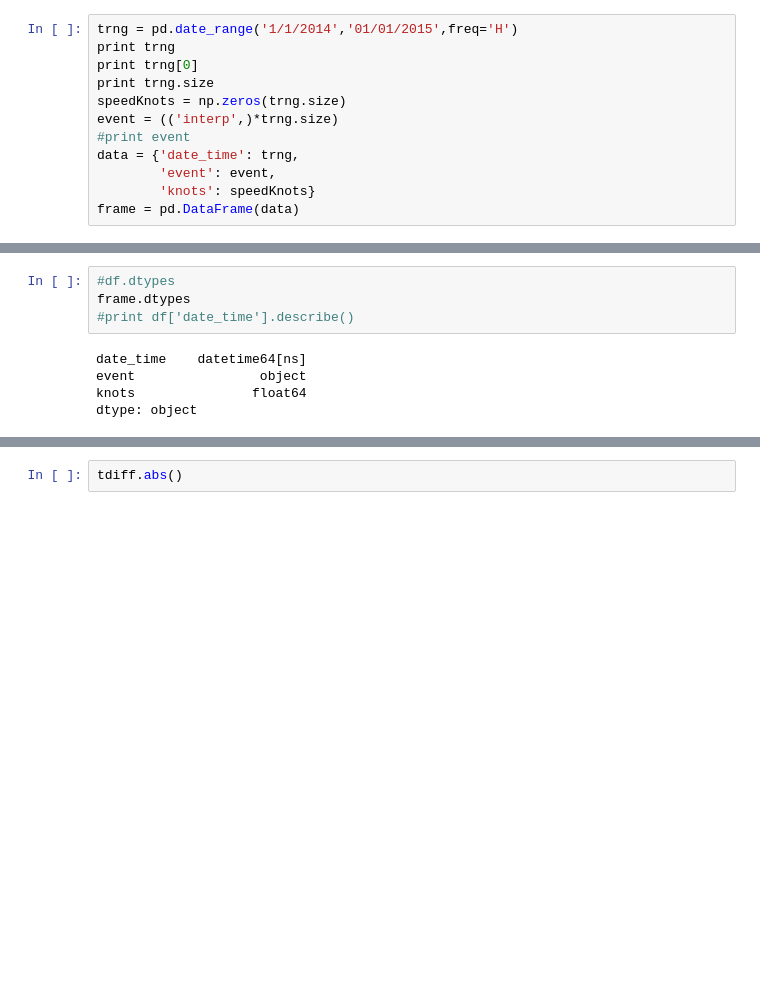
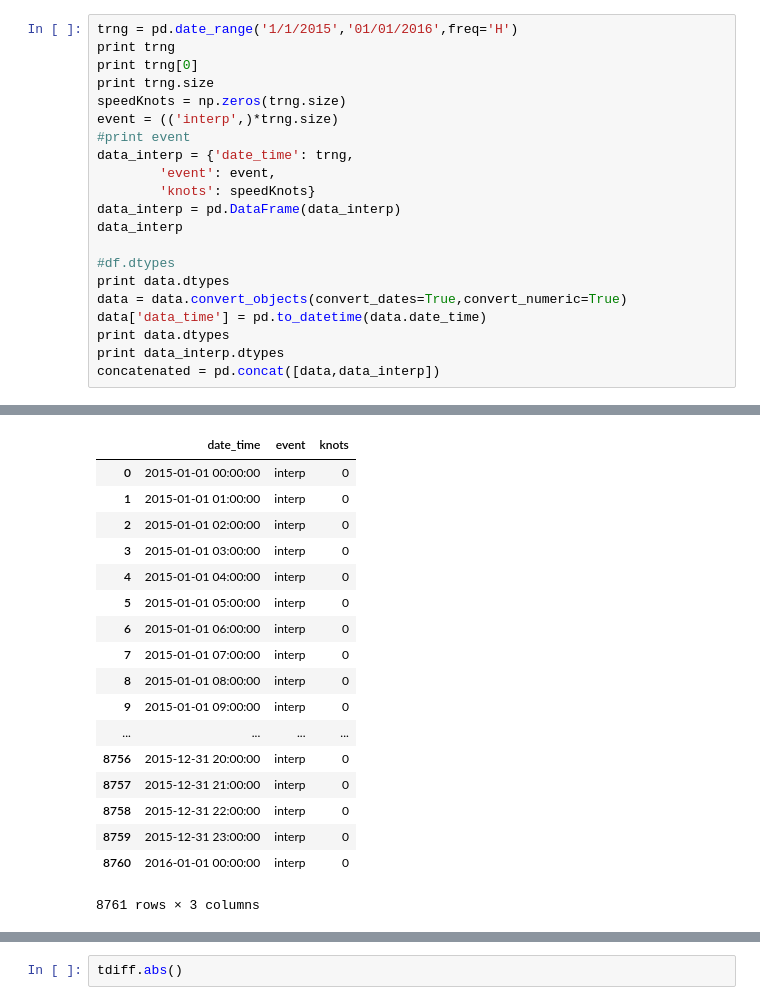
Before and after one commit to btq/nyc_waterways_viz, a Jupyter notebook: python/noaaCurrentScraper.ipynb, the cells around one changed output, grey strips where cells are left out. Drawn from its saved outputs; the diff is of its cells as text; blank space fills up the shorter version.

```diff
--- a/python/noaaCurrentScraper.ipynb
+++ b/python/noaaCurrentScraper.ipynb
@@ -46,14 +103,23 @@ Index([u'date_time', u'event', u'knots'], dtype='object')
 # %%
-trng = pd.date_range('1/1/2014','01/01/2015',freq='H')
+trng = pd.date_range('1/1/2015','01/01/2016',freq='H')
 print trng
 print trng[0]
 print trng.size
 speedKnots = np.zeros(trng.size)
 event = (('interp',)*trng.size)
 #print event
-data = {'date_time': trng,
+data_interp = {'date_time': trng,
         'event': event,
         'knots': speedKnots}
-frame = pd.DataFrame(data)
+data_interp = pd.DataFrame(data_interp)
+data_interp
+
+#df.dtypes
+print data.dtypes
+data = data.convert_objects(convert_dates=True,convert_numeric=True)
+data['data_time'] = pd.to_datetime(data.date_time)
+print data.dtypes
+print data_interp.dtypes
+concatenated = pd.concat([data,data_interp])
 # %% [output]
 <class 'pandas.tseries.index.DatetimeIndex'>
@@ -63,10 +129,19 @@ Length: 8761, Freq: H, Timezone: None
 8761
+|  | date_time | event | knots |
+| 0 | 2015-01-01 00:00:00 | interp | 0 |
+| 1 | 2015-01-01 01:00:00 | interp | 0 |
+| 2 | 2015-01-01 02:00:00 | interp | 0 |
+| 3 | 2015-01-01 03:00:00 | interp | 0 |
+| 4 | 2015-01-01 04:00:00 | interp | 0 |
+| 5 | 2015-01-01 05:00:00 | interp | 0 |
+| 6 | 2015-01-01 06:00:00 | interp | 0 |
+| 7 | 2015-01-01 07:00:00 | interp | 0 |
+| 8 | 2015-01-01 08:00:00 | interp | 0 |
+| 9 | 2015-01-01 09:00:00 | interp | 0 |
+| ... | ... | ... | ... |
+| 8756 | 2015-12-31 20:00:00 | interp | 0 |
+| 8757 | 2015-12-31 21:00:00 | interp | 0 |
+| 8758 | 2015-12-31 22:00:00 | interp | 0 |
+| 8759 | 2015-12-31 23:00:00 | interp | 0 |
+| 8760 | 2016-01-01 00:00:00 | interp | 0 |
+8761 rows × 3 columns
-# %%
-#df.dtypes
-frame.dtypes
-#print df['date_time'].describe()
-# %% [output]
-date_time    datetime64[ns]
-event                object
-knots               float64
-dtype: object
```
Also changed, not shown: parts of 8 cells of this notebook.
